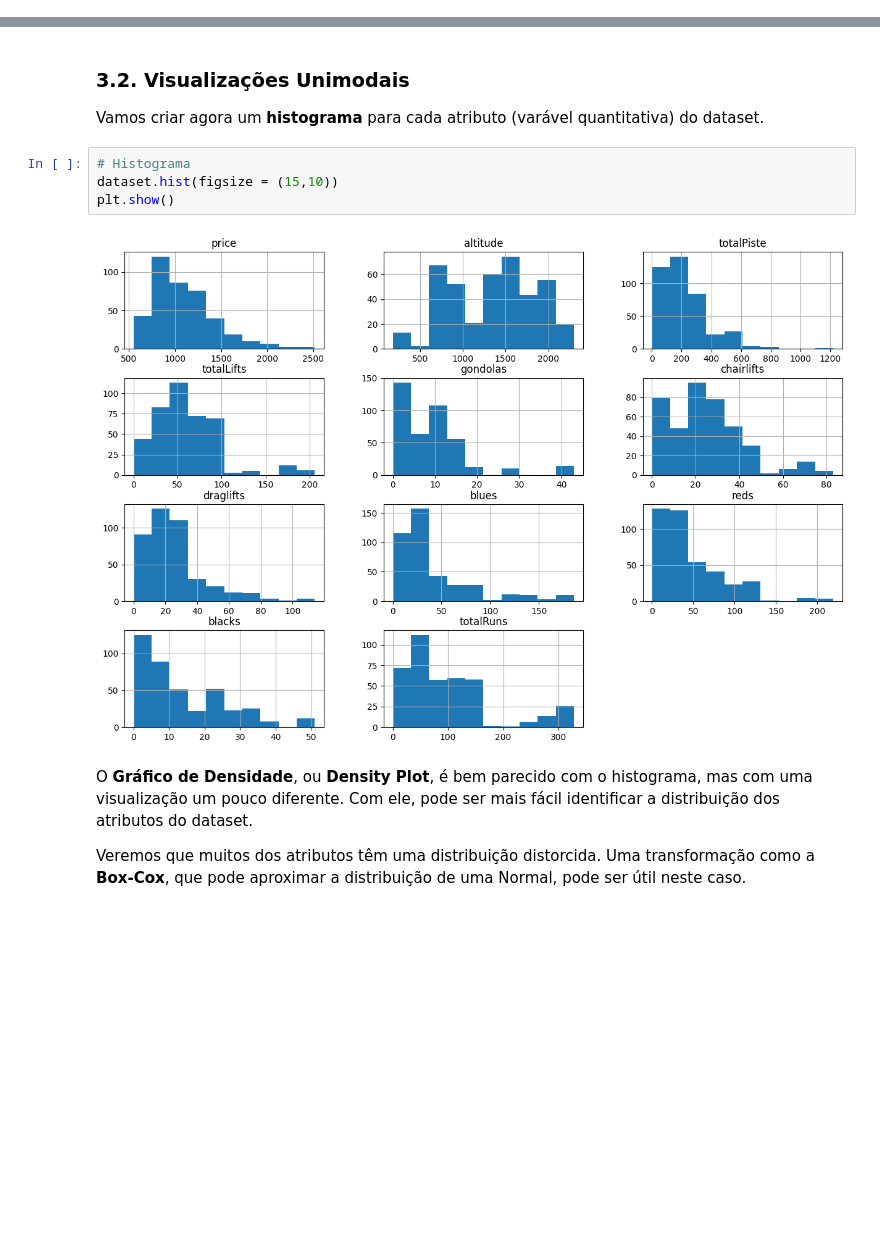
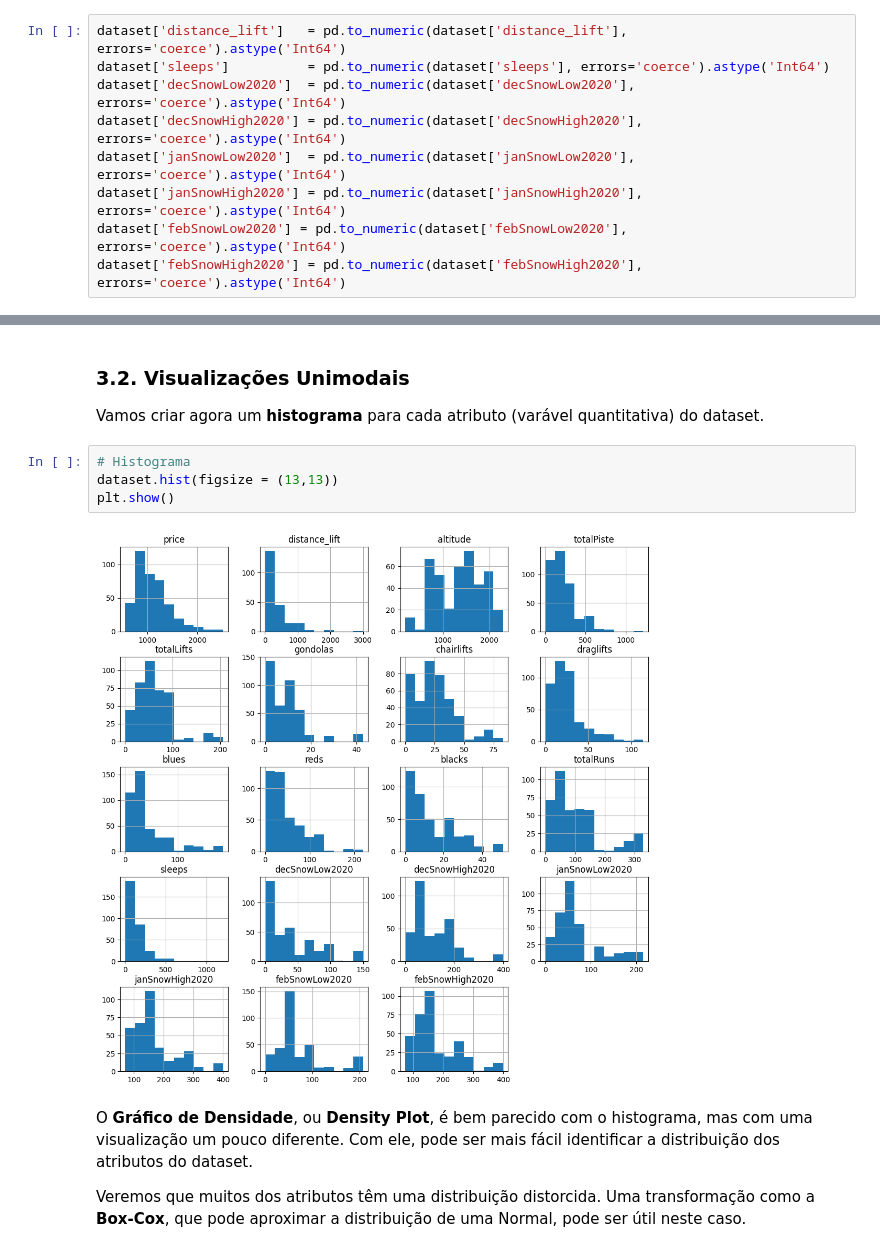
Before and after one commit to CECILIACFR/DATASCIENCE, a Jupyter notebook: MVP_CD_Skiing_Hotels.ipynb, the cells around one changed output, grey strips where cells are left out. Cells and saved outputs as stored; diff of their text form; blank space fills up the shorter version.

```diff
--- a/MVP_CD_Skiing_Hotels.ipynb
+++ b/MVP_CD_Skiing_Hotels.ipynb
@@ -249,0 +277,9 @@ As primeiras linhas do dataset exibidas acima demonstram as seguintes **informa
+# %%
+dataset['distance_lift']   = pd.to_numeric(dataset['distance_lift'], errors='coerce').astype('Int64')
+dataset['sleeps']          = pd.to_numeric(dataset['sleeps'], errors='coerce').astype('Int64')
+dataset['decSnowLow2020']  = pd.to_numeric(dataset['decSnowLow2020'], errors='coerce').astype('Int64')
+dataset['decSnowHigh2020'] = pd.to_numeric(dataset['decSnowHigh2020'], errors='coerce').astype('Int64')
+dataset['janSnowLow2020']  = pd.to_numeric(dataset['janSnowLow2020'], errors='coerce').astype('Int64')
+dataset['janSnowHigh2020'] = pd.to_numeric(dataset['janSnowHigh2020'], errors='coerce').astype('Int64')
+dataset['febSnowLow2020'] = pd.to_numeric(dataset['febSnowLow2020'], errors='coerce').astype('Int64')
+dataset['febSnowHigh2020'] = pd.to_numeric(dataset['febSnowHigh2020'], errors='coerce').astype('Int64')
@@ -314,10 +366,10 @@ Os valores na coluna **hotel** incluem *396 hotéis (de esqui) exclusivo*s. O **
 Vamos criar agora um **histograma** para cada atributo (varável quantitativa) do dataset.
 # %%
 # Histograma
-dataset.hist(figsize = (15,10))
+dataset.hist(figsize = (13,13))
 plt.show()
 # %% [output]
-[figure, old version]
+[figure, new version]
 # %% [markdown]
 O **Gráfico de Densidade**, ou **Density Plot**, é bem parecido com o histograma, mas com uma visualização um pouco diferente. Com ele, pode ser mais fácil identificar a distribuição dos atributos do dataset.
 
```
Also changed, not shown: parts of 36 cells of this notebook.
